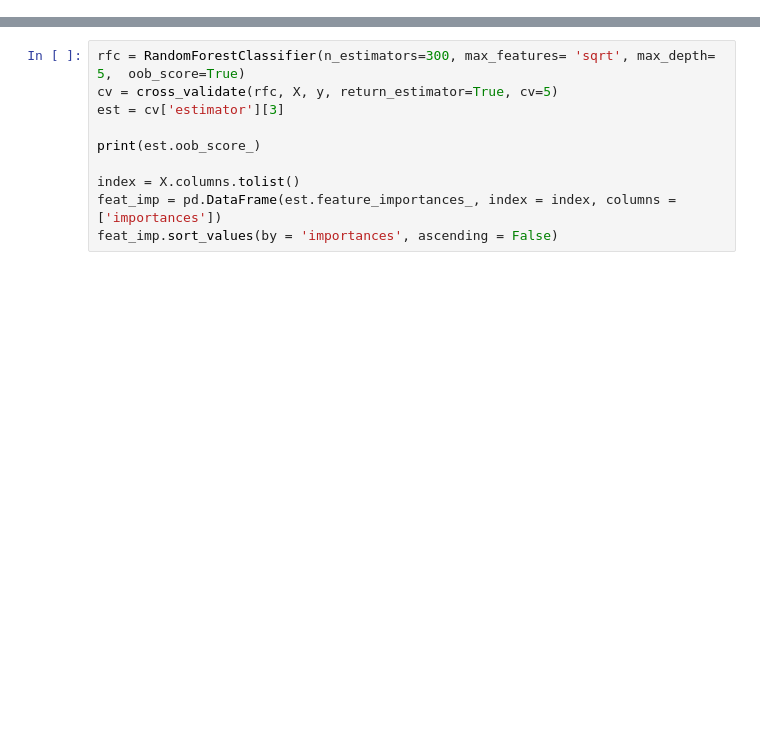
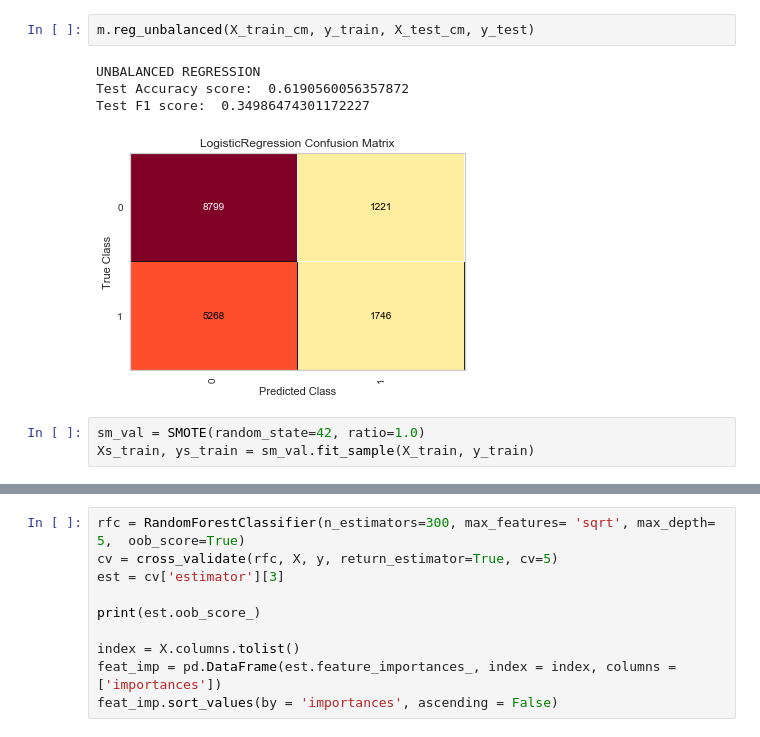
Before and after one commit to khayes847/Hospital_Readmittance_Rates_Diabetes, a Jupyter notebook: mod5.ipynb, the cells around one changed output, grey strips where cells are left out. Cells and saved outputs as stored; diff of their text form; blank space fills up the shorter version.

```diff
--- a/mod5.ipynb
+++ b/mod5.ipynb
@@ -50,0 +212,10 @@ HBox(children=(IntProgress(value=0, description='Pandas Apply', max=99491, style
+# %%
+m.reg_unbalanced(X_train_cm, y_train, X_test_cm, y_test)
+# %% [output]
+UNBALANCED REGRESSION
+Test Accuracy score:  0.6190560056357872
+Test F1 score:  0.34986474301172227
+[figure, added]
+# %%
+sm_val = SMOTE(random_state=42, ratio=1.0)
+Xs_train, ys_train = sm_val.fit_sample(X_train, y_train)
```
Also changed, not shown: parts of 24 cells of this notebook, 4 other files.
